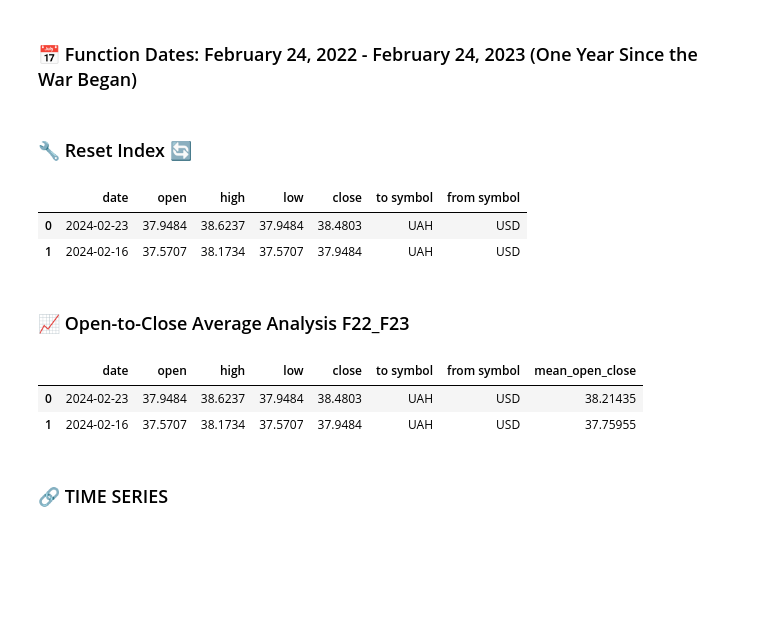
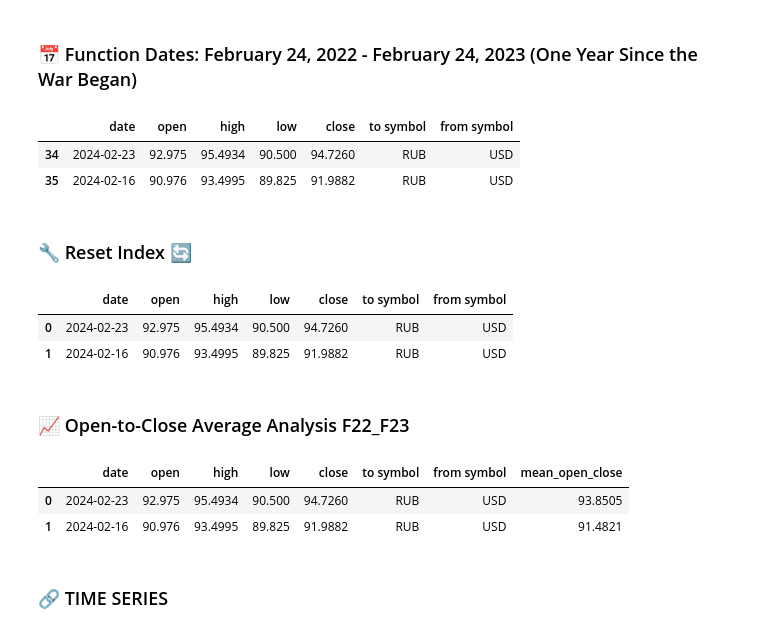
Before and after one commit to vielleicht-07/Cur_Dev_RU_UC_WAR, a Jupyter notebook: Currency Devalations in RUS_UCR_WAR.ipynb, the cells around one changed output. Saved outputs shown, nothing was run; the diff lists cells and outputs as text; code cells hidden in the pictures; blank space fills up the shorter version.

```diff
--- a/Currency Devalations in RU_UC_WAR.ipynb
+++ b/Currency Devalations in RUS_UCR_WAR.ipynb
@@ -72,8 +72,8 @@ df_money_diff.to_csv("USD_TO_RUB_.csv", index=False)  #index=True)
 ### 📥 Importing CSV: EUR, RUB, CNY, UAH
 # %%
 currency_USD_TO_EUR_YES = pd.read_csv("USD_TO_EUR_.csv")
-currency_USD_TO_RUB_YES = pd.read_csv("USD_TO_CNY_.csv")
-currency_USD_TO_CNY_YES = pd.read_csv("USD_TO_RUB_.csv")
+currency_USD_TO_RUB_YES = pd.read_csv("USD_TO_RUB_.csv")
+currency_USD_TO_CNY_YES = pd.read_csv("USD_TO_CNY_.csv")
 currency_USD_TO_UAH_YES = pd.read_csv("USD_TO_UAH_.csv")
 # %%
 #currency_USD_TO_EUR_YES.head(2)
@@ -155,9 +155,13 @@ df_UAH_F17_F24 = filter_dates(currency_USD_TO_UAH_YES, start_date_17_24, end_dat
 
 
 #TEST
-#df_UAH_F17_F22.head(2)
+df_RUB_F17_F24.head(2)
 #df_UAH_F17_F22["date"].max()
 #df_UAH_F17_F22["date"].min()
+# %% [output]
+|  | date | open | high | low | close | to symbol | from symbol |
+| 34 | 2024-02-23 | 92.975 | 95.4934 | 90.500 | 94.7260 | RUB | USD |
+| 35 | 2024-02-16 | 90.976 | 93.4995 | 89.825 | 91.9882 | RUB | USD |
 # %% [markdown]
 ### 🔧 Reset Index 🔄
 # %%
@@ -191,12 +195,12 @@ df_UAH_F17_F24 = df_UAH_F17_F24.reset_index(drop=True)  #EUR
 
 
 #TEST
-df_UAH_F17_F24.head(2)
+df_RUB_F17_F24.head(2)
 #df_UAH_F17_F24.min()
 # %% [output]
 |  | date | open | high | low | close | to symbol | from symbol |
-| 0 | 2024-02-23 | 37.9484 | 38.6237 | 37.9484 | 38.4803 | UAH | USD |
-| 1 | 2024-02-16 | 37.5707 | 38.1734 | 37.5707 | 37.9484 | UAH | USD |
+| 0 | 2024-02-23 | 92.975 | 95.4934 | 90.500 | 94.7260 | RUB | USD |
+| 1 | 2024-02-16 | 90.976 | 93.4995 | 89.825 | 91.9882 | RUB | USD |
 # %% [markdown]
 ### 📈 Open-to-Close Average Analysis F22_F23
 # %%
@@ -232,11 +236,11 @@ df_UAH_F17_F24["mean_open_close"] =  (df_UAH_F17_F24["open"] + df_UAH_F17_F24["c
 #test
 ##df_UAH_F17_F22.head(2)
 # %%
-df_UAH_F17_F24.head(2)
+df_RUB_F17_F24.head(2)
 # %% [output]
 |  | date | open | high | low | close | to symbol | from symbol | mean_open_close |
-| 0 | 2024-02-23 | 37.9484 | 38.6237 | 37.9484 | 38.4803 | UAH | USD | 38.21435 |
-| 1 | 2024-02-16 | 37.5707 | 38.1734 | 37.5707 | 37.9484 | UAH | USD | 37.75955 |
+| 0 | 2024-02-23 | 92.975 | 95.4934 | 90.500 | 94.7260 | RUB | USD | 93.8505 |
+| 1 | 2024-02-16 | 90.976 | 93.4995 | 89.825 | 91.9882 | RUB | USD | 91.4821 |
 # %% [markdown]
 ### 🔗 TIME SERIES
 # %% [markdown]
```
Also changed, not shown: parts of 16 cells of this notebook, 1 other file.
